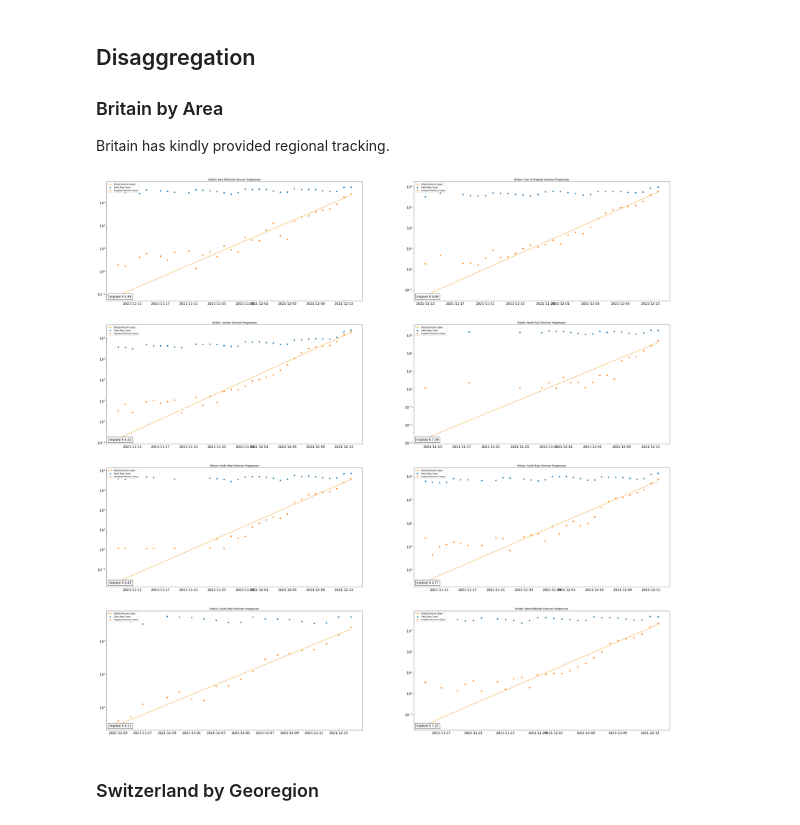
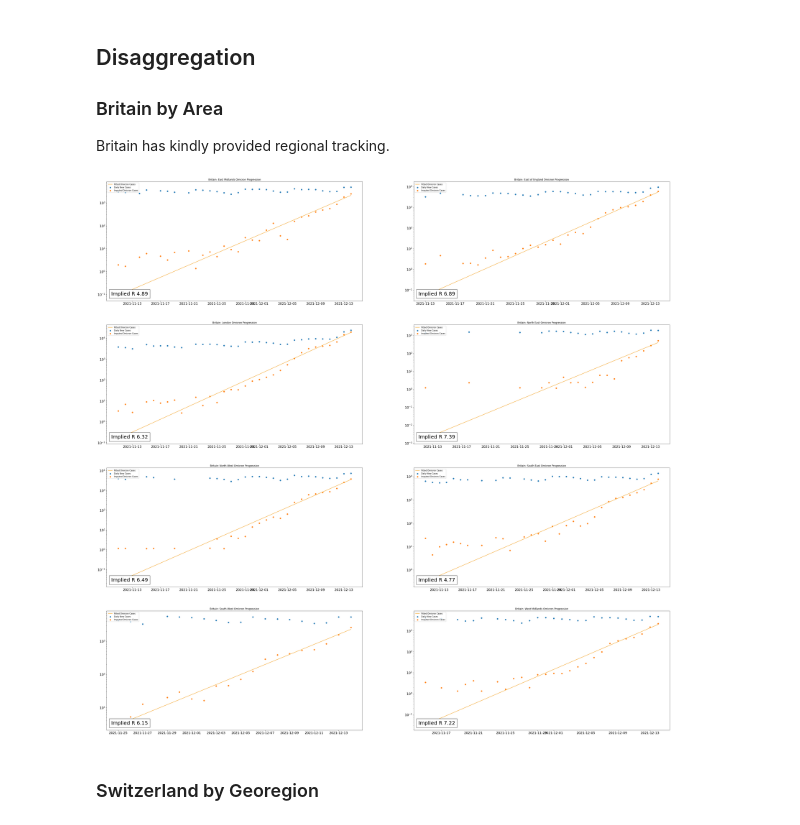
Before and after one commit to rrjzhang/omicron_dive, a Jupyter notebook: r0_calcs.ipynb, the cells around one changed output. Saved outputs shown, nothing was run; the diff lists cells and outputs as text; code cells hidden in the pictures.

```diff
--- a/r0_calcs.ipynb
+++ b/r0_calcs.ipynb
@@ -98,14 +98,14 @@ def impute_and_fit(df):
     })
     return joins, implied_rt
 # %%
-def show_omicron(df, implied_rt, region_name, figsize=(20,10), ax=None):
+def show_omicron(df, implied_rt, region_name, figsize=(20,10), ax=None, anchor_size=15):
     if ax is None:
         fig, ax = plt.subplots(figsize=figsize)
     ax.set_yscale('log')
     ax.scatter(df['date'], df['new_cases'], label="Daily New Cases")
     ax.scatter(df['date'], df['imputed_omicron'], label="Imputed Omicron Cases")
     ax.plot(df[df['rt_mask']]['date'], df[df['rt_mask']]['fitted_t'], label="Fitted Omicron Cases", color="#F39C12")
-    anchored_text = AnchoredText("Implied R {:.2f}".format(implied_rt), loc=3, prop=dict(size=15))
+    anchored_text = AnchoredText("Implied R {:.2f}".format(implied_rt), loc=3, prop=dict(size=anchor_size))
     ax.legend(loc=2)
     ax.add_artist(anchored_text)
     ax.set_title("{} Omicron Progression".format(region_name))
@@ -129,7 +129,7 @@ denmark_df['non_sgtf_count'] = denmark_df['positive_pcr'] - denmark_df['omicron_
 # %%
 joins, implied_rt= impute_and_fit(denmark_df)
 denmark_df = denmark_df.merge(joins)
-rt_dict["Denmark"] = {'r': implied_rt, 'n': (denmark_df['sgtf_count']>0).sum(), 'sequenced': denmark_df['sgtf_count'].max()}
+rt_dict["Denmark"] = {'r': implied_rt, 'n': (denmark_df['sgtf_count']>0).sum(), 'sequenced': denmark_df['sgtf_count'].max(), 'source': 'sequence'}
 # %%
 fig, axes = show_omicron(denmark_df, implied_rt, "Denmark")
 plt.show()
@@ -162,7 +162,7 @@ ontario_df.loc[ontario_df['date'] == pd.to_datetime('2021-11-08'),'sgtf_count']
 # %%
 joins, implied_rt = impute_and_fit(ontario_df)
 ontario_df = ontario_df.merge(joins)
-rt_dict["Ontario"] = {'r': implied_rt, 'n': (ontario_df['sgtf_count']>0).sum(), 'sequenced': ontario_df['sgtf_count'].max()}
+rt_dict["Ontario"] = {'r': implied_rt, 'n': (ontario_df['sgtf_count']>0).sum(), 'sequenced': ontario_df['sgtf_count'].max(), 'source': 'sgtf'}
 fig, axes = show_omicron(ontario_df, implied_rt, "Ontario")
 plt.show()
 # %% [output]
@@ -234,7 +234,7 @@ show_omicron(swiss_agg_df, implied_rt, "Switzerland")
 (None, <AxesSubplot:title={'center':'Switzerland Omicron Progression'}>)
 [figure]
 # %%
-def show_aggregate_omicron(df, areaKey, grid, outerName, figsize=(50,50), labelsize=16, xtickSkip=None):
+def show_aggregate_omicron(df, areaKey, grid, outerName, source, figsize=(50,50), labelsize=16, xtick_skip=None, anchor_size=15):
     fig, axes = plt.subplots(grid[0], grid[1], figsize=figsize)
     areaNames = df[areaKey].unique()
 
@@ -248,14 +248,14 @@ def show_aggregate_omicron(df, areaKey, grid, outerName, figsize=(50,50), labels
         try:
             joins, implied_rt = impute_and_fit(sub_df)
             fullName = "{}: {}".format(outerName, areaName)
-            rt_dict[fullName] = {'r': implied_rt, 'n': (sub_df['sgtf_count']>0).sum(), 'sequenced': sub_df['sgtf_count'].max()}
+            rt_dict[fullName] = {'r': implied_rt, 'n': (sub_df['sgtf_count']>0).sum(), 'sequenced': sub_df['sgtf_count'].max(), 'source': source}
             sub_df = sub_df.merge(joins)
             sub_df = sub_df[sub_df['imputed_omicron'] > 0]
-            show_omicron(sub_df, implied_rt, fullName, ax=ax)
+            show_omicron(sub_df, implied_rt, fullName, ax=ax, anchor_size=anchor_size)
             ax.xaxis.set_tick_params(labelsize=labelsize)
             ax.yaxis.set_tick_params(labelsize=labelsize)
-            if xtickSkip is not None:
-                ax.set_xticks(ax.get_xticks()[::xtickSkip])
+            if xtick_skip is not None:
+                ax.set_xticks(ax.get_xticks()[::xtick_skip])
             i += 1
         except Exception as exception:
             print(len(sub_df.index), areaName)
@@ -269,10 +269,10 @@ def show_aggregate_omicron(df, areaKey, grid, outerName, figsize=(50,50), labels
 
 Britain has kindly provided regional tracking.
 # %%
-fig, axes = show_aggregate_omicron(britain_df, 'areaName', (4,2), 'Britain')
+fig, axes = show_aggregate_omicron(britain_df, 'areaName', (4,2), 'Britain', 'sgtf', anchor_size=25)
 plt.show()
 # %% [output]
-[figure, old version]
+[figure, new version]
 # %% [markdown]
 ### Switzerland by Georegion
 # %%
```
Also changed, not shown: parts of 11 cells of this notebook.
